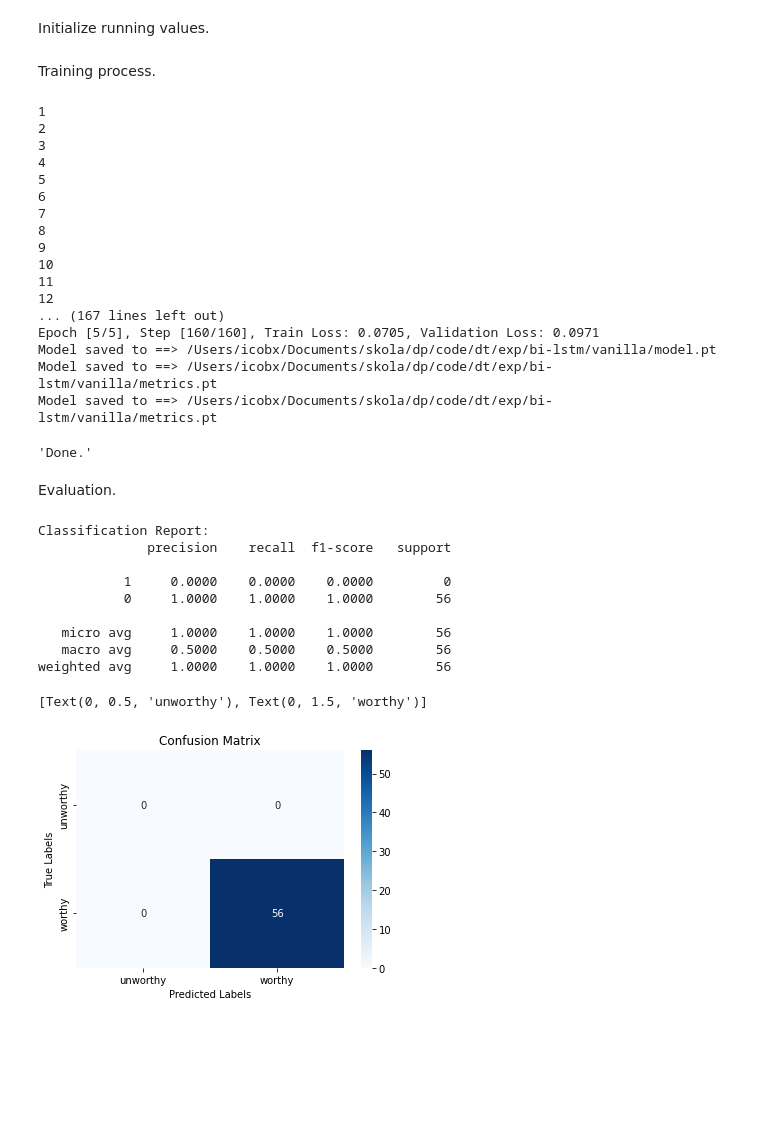
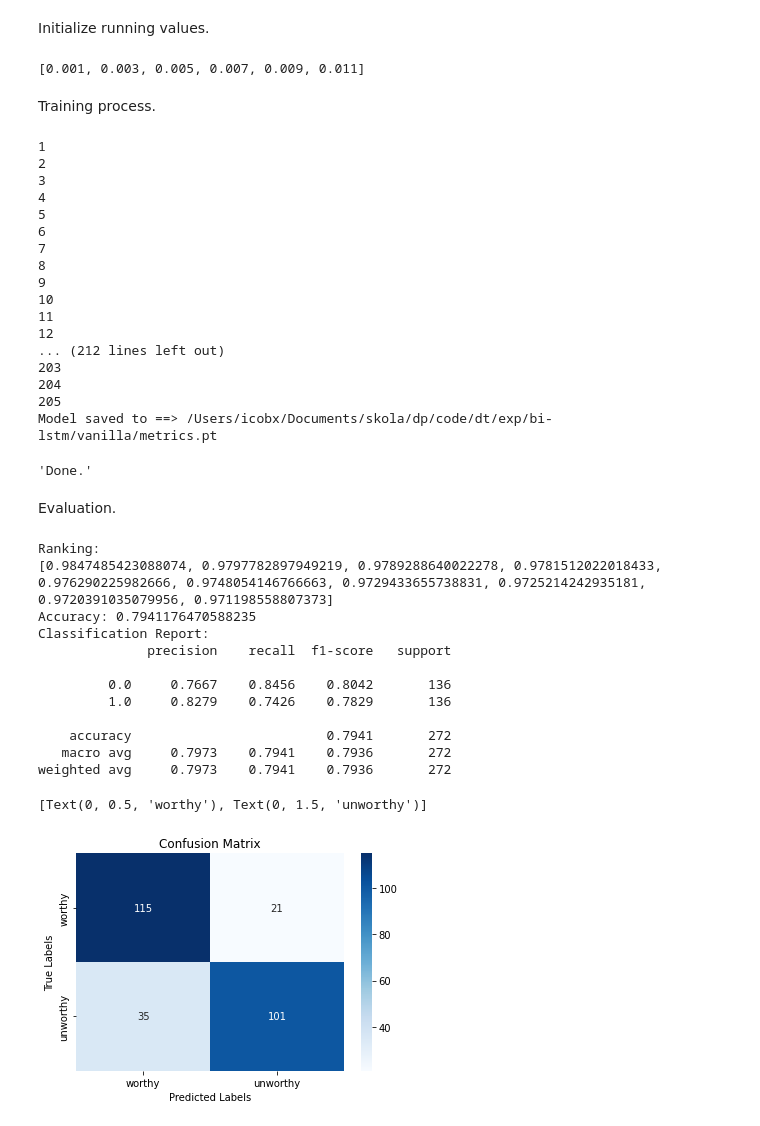
Before and after one commit to icobx/dt, a Jupyter notebook: model_bi_lstm.ipynb, the cells around one changed output. Cells and saved outputs as stored; diff of their text form; code cells hidden in the pictures; blank space fills up the shorter version.

Commit message:
add word_level_features, transforms for dataset; edit dataset, embedding, model

```diff
--- a/model_bi_lstm.ipynb
+++ b/model_bi_lstm.ipynb
@@ -64,15 +67,27 @@ Remove validation records from train dataset.
 # %%
-val_ids = data['val']['id'].values
-train_df = data['train']
-train_df = train_df.loc[~train_df['id'].isin(val_ids)].reset_index(drop=True)
+# val_ids = data['val']['id'].values
+# train_df = data['train']
+# train_df = train_df.loc[~train_df['id'].isin(val_ids)].reset_index(drop=True)
+dev_ids = dev_df['id'].values
+val_df = val_df.loc[~val_df['id'].isin(dev_ids)]
+# %%
+val_worthy = val_df.loc[val_df['label'] == 1]
+val_unworthy = val_df.loc[val_df['label'] == 0].iloc[:len(val_worthy), :]
+
+balanced_val = val_worthy.append(val_unworthy).reset_index(drop=True)
+
+test_worthy = test_df.loc[test_df['label'] == 1]
+test_unworthy = test_df.loc[test_df['label'] == 0].iloc[:len(test_worthy), :]
+
+balanced_test = test_worthy.append(test_unworthy).reset_index(drop=True)
 # %% [markdown]
 Wrap data in `DebatesDataset` class so that it can be passed to `DataLoader` class.
 # %%
-batch_size = 32
+batch_size = 16
 
-dd_train = DebatesDataset(data=train_df.iloc[:1000])
-dd_val = DebatesDataset(data=data['val'].iloc[:200])
-dd_test = DebatesDataset(data=data['test'].iloc[:200])
+dd_train = DebatesDataset(data=dev_df)
+dd_val = DebatesDataset(data=balanced_val)
+dd_test = DebatesDataset(data=balanced_test)
 
 loader_train = DataLoader(dd_train, batch_size=batch_size, shuffle=True)
 loader_val = DataLoader(dd_val, batch_size=batch_size, shuffle=True)
@@ -98,3 +113,7 @@ Initialize running values.
 running_loss, val_running_loss = 0.0, 0.0
 global_step = 0
 train_losses, val_losses, global_steps = [], [], []
+# %%
+[n/1000 for n in range(1, 12, 2)]#0.001
+# %% [output]
+[0.001, 0.003, 0.005, 0.007, 0.009, 0.011]
@@ -117,7 +141,6 @@ for epoch in range(n_epochs):
         # update running values
         running_loss += loss.item()
         global_step += 1
-        print(global_step)
 
         if global_step % eval_period == 0:
             model.eval()
@@ -166,6 +189,11 @@ save_metrics(
     val_loss_list=val_losses,
     global_steps_list=global_steps
 )
+
+# save_params(
+#     p.join(exp_path, 'params.pt'),
+#     params={}
+# )
 "Done."
 # %% [output]
 1
@@ -180,51 +208,65 @@ save_metrics(
 10
 11
 12
-... (167 lines left out)
-Epoch [5/5], Step [160/160], Train Loss: 0.0705, Validation Loss: 0.0971
-Model saved to ==> /Users/icobx/Documents/skola/dp/code/dt/exp/bi-lstm/vanilla/model.pt
+... (212 lines left out)
+203
+204
+205
 Model saved to ==> /Users/icobx/Documents/skola/dp/code/dt/exp/bi-lstm/vanilla/metrics.pt
-Model saved to ==> /Users/icobx/Documents/skola/dp/code/dt/exp/bi-lstm/vanilla/metrics.pt
 'Done.'
 # %% [markdown]
 Evaluation.
 # %%
 threshold = 0.5
 y_pred = []
 y_true = []
+temp = []
 
 model.eval()
 with torch.no_grad():
     for test_ids, test_sentences, test_labels in loader_test:
         test_labels = test_labels.float().to(device)
+        output = model(test_sentences)
 
+        temp.extend(output.tolist())
         output = (output > threshold).int()
         y_pred.extend(output.tolist())
-        y_true.extend(labels.tolist())
+        y_true.extend(test_labels.tolist())
+
+print('Ranking:')
+temp.sort(reverse=True)
+print(temp[:10])
+
+print(f'Accuracy: {accuracy_score(y_true, y_pred)}')
+# print(f'precision: {tp/(tp+fp)}')
+# print(f'recall: {tp/(tp+fn)}')
 
 print('Classification Report:')
-print(classification_report(y_true, y_pred, labels=[1,0], digits=4))
+print(classification_report(y_true, y_pred, digits=4)) # labels=[1,0],
 
-cm = confusion_matrix(y_true, y_pred, labels=[1,0])
+cm = confusion_matrix(y_true, y_pred)
 ax = plt.subplot()
-sns.heatmap(cm, annot=True, ax = ax, cmap='Blues', fmt="d")
+sns.heatmap(cm, annot=True, ax=ax, cmap='Blues', fmt="d")
 
 ax.set_title('Confusion Matrix')
 
 ax.set_xlabel('Predicted Labels')
 ax.set_ylabel('True Labels')
 
 ax.xaxis.set_ticklabels(['worthy', 'unworthy'])
 ax.yaxis.set_ticklabels(['worthy', 'unworthy'])
 # %% [output]
+Ranking:
+[0.9847485423088074, 0.9797782897949219, 0.9789288640022278, 0.9781512022018433, 0.976290225982666, 0.9748054146766663, 0.9729433655738831, 0.9725214242935181, 0.9720391035079956, 0.971198558807373]
+Accuracy: 0.7941176470588235
 Classification Report:
               precision    recall  f1-score   support
 
-           1     0.0000    0.0000    0.0000         0
-           0     1.0000    1.0000    1.0000        56
+         0.0     0.7667    0.8456    0.8042       136
+         1.0     0.8279    0.7426    0.7829       136
 
-   micro avg     1.0000    1.0000    1.0000        56
-   macro avg     0.5000    0.5000    0.5000        56
-weighted avg     1.0000    1.0000    1.0000        56
+    accuracy                         0.7941       272
+   macro avg     0.7973    0.7941    0.7936       272
+weighted avg     0.7973    0.7941    0.7936       272
-[Text(0, 0.5, 'unworthy'), Text(0, 1.5, 'worthy')]
+[Text(0, 0.5, 'worthy'), Text(0, 1.5, 'unworthy')]
-[figure, old version]
+[figure, new version]
```
Also changed, not shown: parts of 6 cells of this notebook, 11 other files.
